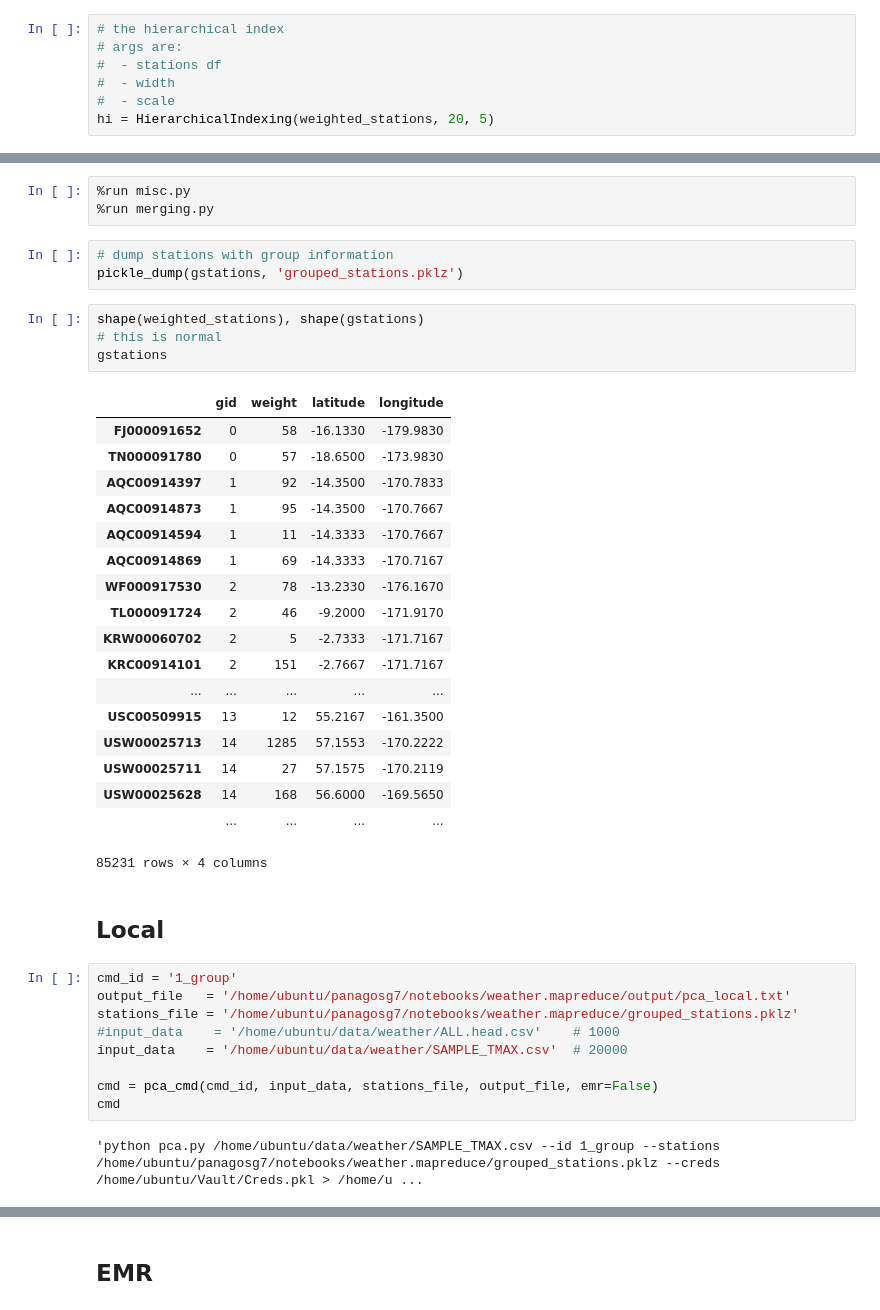
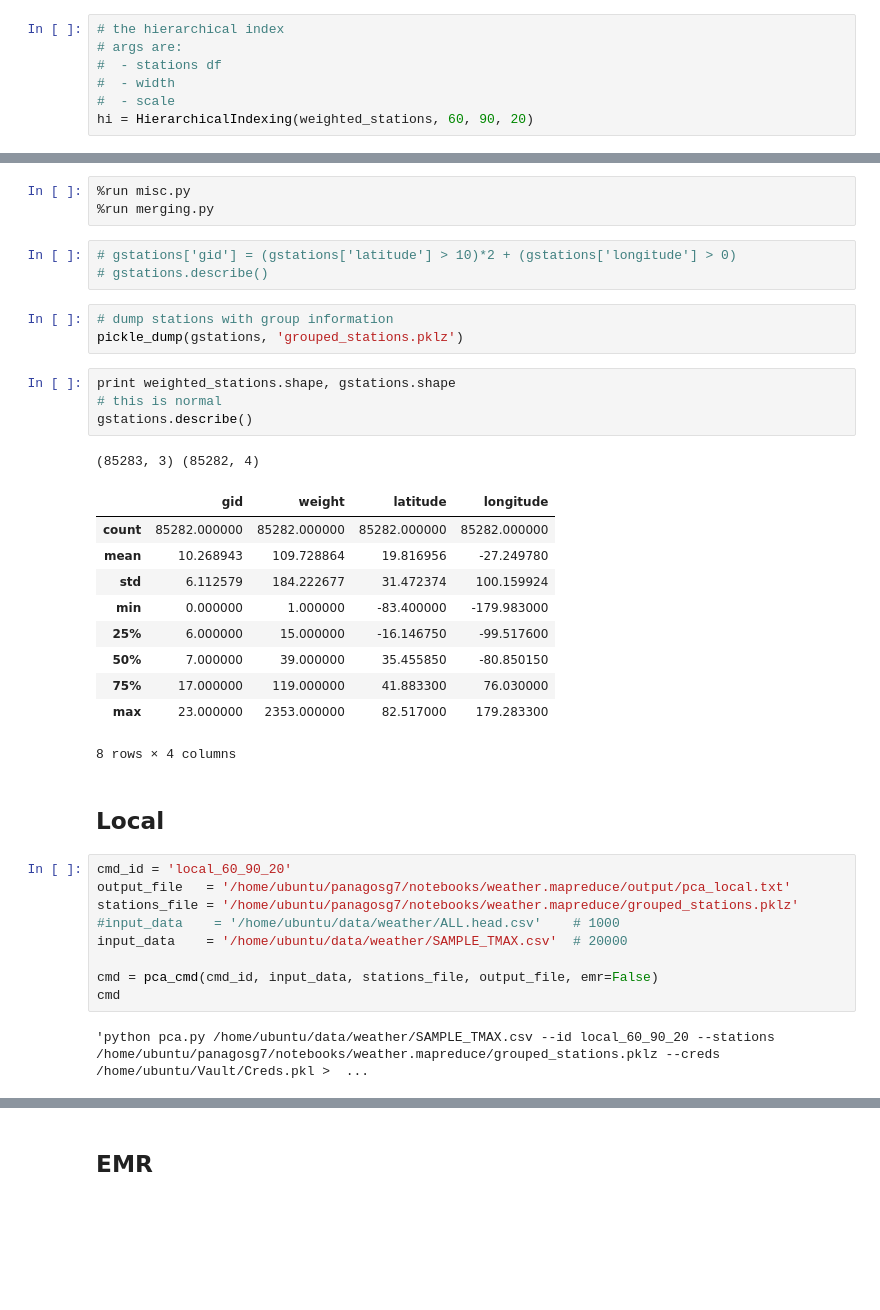
Before and after one commit to panagosg7/UCSD_BigData, a Jupyter notebook: notebooks/weather.mapreduce/05_Main.ipynb, the cells around one changed output, grey strips where cells are left out. Cells and saved outputs as stored; diff of their text form; blank space fills up the shorter version.

```diff
--- a/notebooks/weather.mapreduce/05_Main.ipynb
+++ b/notebooks/weather.mapreduce/05_Main.ipynb
@@ -55,7 +55,7 @@ sklearn version: 0.14.1
 #  - stations df
 #  - width
 #  - scale
-hi = HierarchicalIndexing(weighted_stations, 20, 5)
+hi = HierarchicalIndexing(weighted_stations, 60, 90, 20)
 # %%
 hi.get_prelim_partition().head()
 # %% [output]
@@ -98,36 +100,32 @@ hi.plot_map_plus()
 # %%
 %run misc.py
 %run merging.py
+# %%
+# gstations['gid'] = (gstations['latitude'] > 10)*2 + (gstations['longitude'] > 0)
+# gstations.describe()
 # %%
 # dump stations with group information
 pickle_dump(gstations, 'grouped_stations.pklz')
 # %%
-shape(weighted_stations), shape(gstations)
+print weighted_stations.shape, gstations.shape
 # this is normal
-gstations
+gstations.describe()
 # %% [output]
+(85283, 3) (85282, 4)
 |  | gid | weight | latitude | longitude |
-| FJ000091652 | 0 | 58 | -16.1330 | -179.9830 |
-| TN000091780 | 0 | 57 | -18.6500 | -173.9830 |
-| AQC00914397 | 1 | 92 | -14.3500 | -170.7833 |
-| AQC00914873 | 1 | 95 | -14.3500 | -170.7667 |
-| AQC00914594 | 1 | 11 | -14.3333 | -170.7667 |
-| AQC00914869 | 1 | 69 | -14.3333 | -170.7167 |
-| WF000917530 | 2 | 78 | -13.2330 | -176.1670 |
-| TL000091724 | 2 | 46 | -9.2000 | -171.9170 |
-| KRW00060702 | 2 | 5 | -2.7333 | -171.7167 |
-| KRC00914101 | 2 | 151 | -2.7667 | -171.7167 |
-| ... | ... | ... | ... | ... |
-| USC00509915 | 13 | 12 | 55.2167 | -161.3500 |
-| USW00025713 | 14 | 1285 | 57.1553 | -170.2222 |
-| USW00025711 | 14 | 27 | 57.1575 | -170.2119 |
-| USW00025628 | 14 | 168 | 56.6000 | -169.5650 |
-|  | ... | ... | ... | ... |
+| count | 85282.000000 | 85282.000000 | 85282.000000 | 85282.000000 |
+| mean | 10.268943 | 109.728864 | 19.816956 | -27.249780 |
+| std | 6.112579 | 184.222677 | 31.472374 | 100.159924 |
+| min | 0.000000 | 1.000000 | -83.400000 | -179.983000 |
+| 25% | 6.000000 | 15.000000 | -16.146750 | -99.517600 |
+| 50% | 7.000000 | 39.000000 | 35.455850 | -80.850150 |
+| 75% | 17.000000 | 119.000000 | 41.883300 | 76.030000 |
+| max | 23.000000 | 2353.000000 | 82.517000 | 179.283300 |
-85231 rows × 4 columns
+8 rows × 4 columns
 # %% [markdown]
 ## Local
 # %%
-cmd_id = '1_group'
+cmd_id = 'local_60_90_20'
 output_file   = '/home/ubuntu/panagosg7/notebooks/weather.mapreduce/output/pca_local.txt'
 stations_file = '/home/ubuntu/panagosg7/notebooks/weather.mapreduce/grouped_stations.pklz'
 #input_data    = '/home/ubuntu/data/weather/ALL.head.csv'    # 1000
@@ -136,7 +134,7 @@ input_data    = '/home/ubuntu/data/weather/SAMPLE_TMAX.csv'  # 20000
 cmd = pca_cmd(cmd_id, input_data, stations_file, output_file, emr=False)
 cmd
 # %% [output]
-'python pca.py /home/ubuntu/data/weather/SAMPLE_TMAX.csv --id 1_group --stations /home/ubuntu/panagosg7/notebooks/weather.mapreduce/grouped_stations.pklz --creds /home/ubuntu/Vault/Creds.pkl > /home/u ...
+'python pca.py /home/ubuntu/data/weather/SAMPLE_TMAX.csv --id local_60_90_20 --stations /home/ubuntu/panagosg7/notebooks/weather.mapreduce/grouped_stations.pklz --creds /home/ubuntu/Vault/Creds.pkl >  ...
 # %%
 !eval $cmd
 # %% [output]
```
Also changed, not shown: parts of 23 cells of this notebook, 4 other files.
